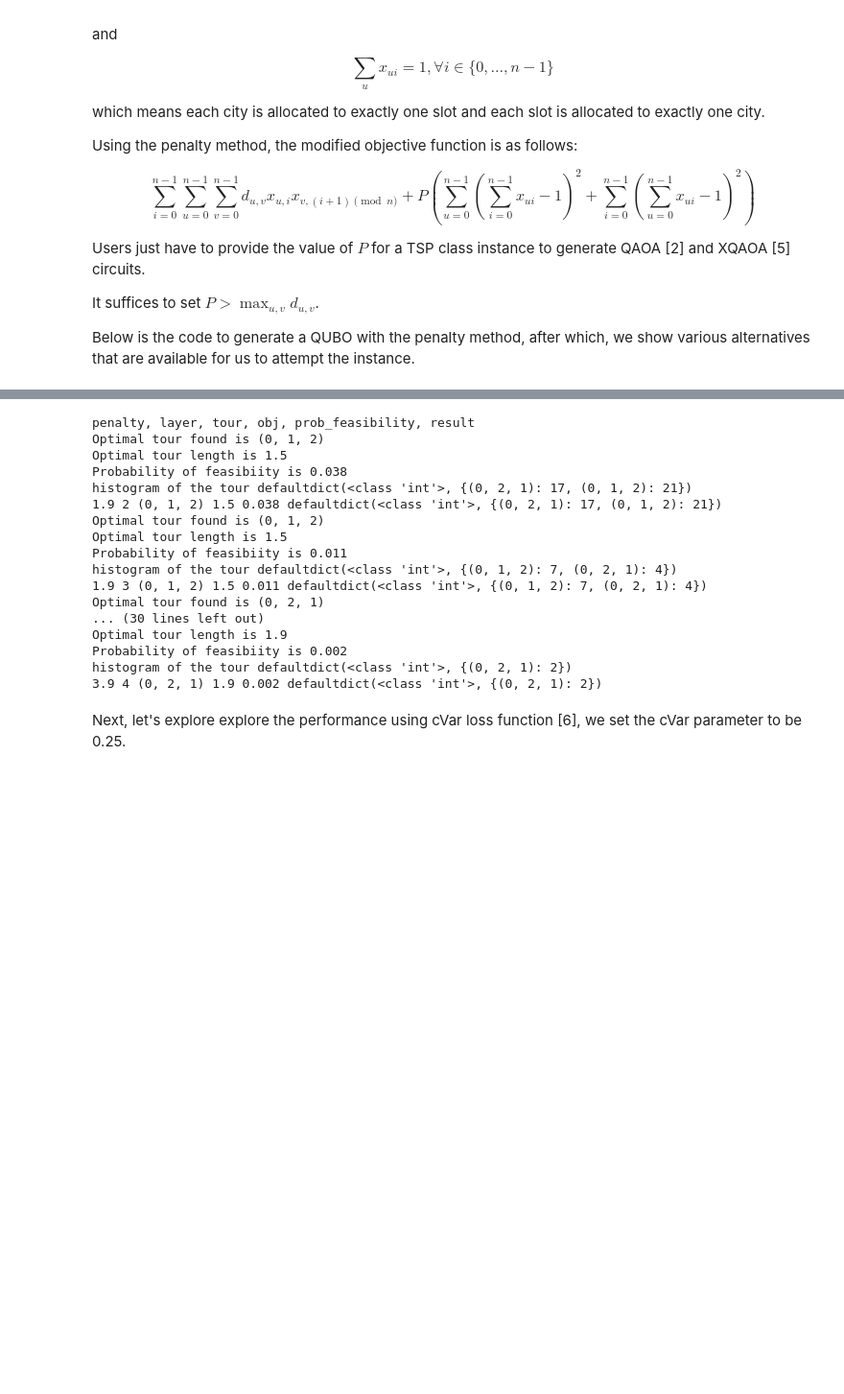
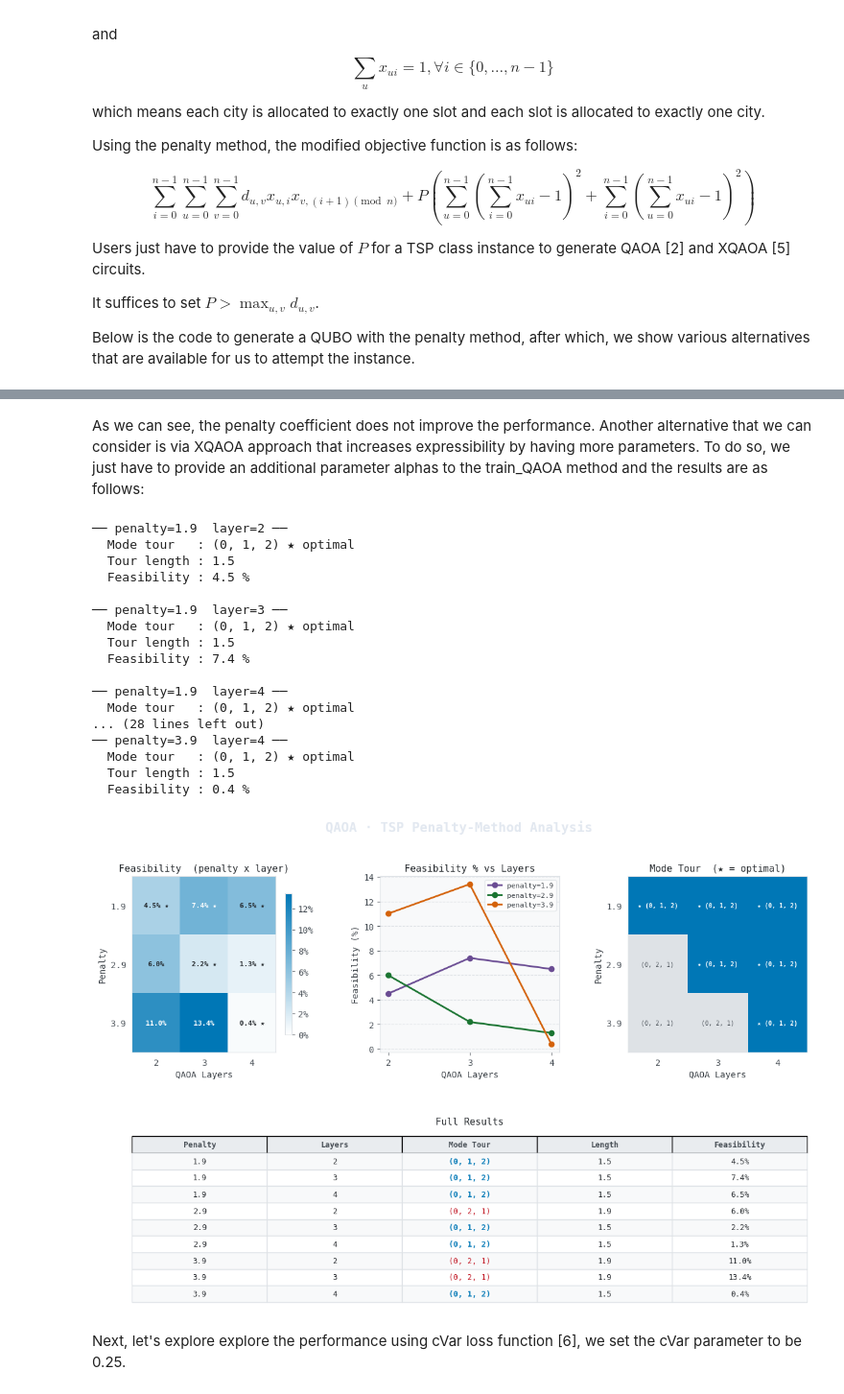
Before and after one commit to qiboteam/qiboopt, a Jupyter notebook: tutorial/TSP.ipynb, the cells around one changed output, grey strips where cells are left out. Shown at 96% size. Cells and saved outputs as stored; diff of their text form; code cells hidden in the pictures; blank space fills up the shorter version.

```diff
--- a/tutorial/TSP.ipynb
+++ b/tutorial/TSP.ipynb
@@ -658,36 +705,29 @@ plot_penalty_summary(results_list)
+# %% [markdown]
+As we can see, the penalty coefficient does not improve the performance. Another alternative that we can consider is via XQAOA approach that increases expressibility by having more parameters. To do so, we just have to provide an additional parameter alphas to the train_QAOA method and the results are as follows:
 # %%
-penalty_qaoa_feasibility_xqaoa_dict = dict()
-print("penalty, layer, tour, obj, prob_feasibility, result")
-for penalty_pert in range(1,4):
-    penalty  = dist_matrix.max() + penalty_pert
-    TSP_with_penalty =  small_tsp.penalty_method(penalty)
-    for layer in range(2, 5):
-        alphas = np.random.rand(layer)
-        gammas = np.random.rand(layer)
-        betas = np.random.rand(layer)
-        output = TSP_with_penalty.train_QAOA(gammas=gammas, betas=betas, alphas=alphas)
-        output_freq = output[-1]
-        cycle, obj, prob_feasibility, cauchy_dict = find_mode_from_result(output_freq)
-        print(penalty, layer, cycle, obj, prob_feasibility, cauchy_dict)
-        penalty_qaoa_feasibility_xqaoa_dict[(penalty, layer)] =  prob_feasibility
+results_xqaoa = run_penalty_experiment(small_tsp, dist_matrix,
+                                           penalty_range=range(1, 4),
+                                           layer_range=range(2, 5),
+                                           use_alphas=True)
 # %% [output]
-penalty, layer, tour, obj, prob_feasibility, result
-Optimal tour found is (0, 1, 2)
-Optimal tour length is 1.5
-Probability of feasibiity is 0.038
-histogram of the tour defaultdict(<class 'int'>, {(0, 2, 1): 17, (0, 1, 2): 21})
-1.9 2 (0, 1, 2) 1.5 0.038 defaultdict(<class 'int'>, {(0, 2, 1): 17, (0, 1, 2): 21})
-Optimal tour found is (0, 1, 2)
-Optimal tour length is 1.5
-Probability of feasibiity is 0.011
-histogram of the tour defaultdict(<class 'int'>, {(0, 1, 2): 7, (0, 2, 1): 4})
-1.9 3 (0, 1, 2) 1.5 0.011 defaultdict(<class 'int'>, {(0, 1, 2): 7, (0, 2, 1): 4})
-Optimal tour found is (0, 2, 1)
-... (30 lines left out)
-Optimal tour length is 1.9
-Probability of feasibiity is 0.002
-histogram of the tour defaultdict(<class 'int'>, {(0, 2, 1): 2})
-3.9 4 (0, 2, 1) 1.9 0.002 defaultdict(<class 'int'>, {(0, 2, 1): 2})
+── penalty=1.9  layer=2 ──
+  Mode tour   : (0, 1, 2) ★ optimal
+  Tour length : 1.5
+  Feasibility : 4.5 %
+
+── penalty=1.9  layer=3 ──
+  Mode tour   : (0, 1, 2) ★ optimal
+  Tour length : 1.5
+  Feasibility : 7.4 %
+
+── penalty=1.9  layer=4 ──
+  Mode tour   : (0, 1, 2) ★ optimal
+... (28 lines left out)
+── penalty=3.9  layer=4 ──
+  Mode tour   : (0, 1, 2) ★ optimal
+  Tour length : 1.5
+  Feasibility : 0.4 %
+[figure, added]
 # %% [markdown]
 Next, let's explore explore the performance using cVar loss function [6], we set the cVar parameter to be 0.25.
 # %%
```
Also changed, not shown: parts of 15 cells of this notebook, 1 other file.
